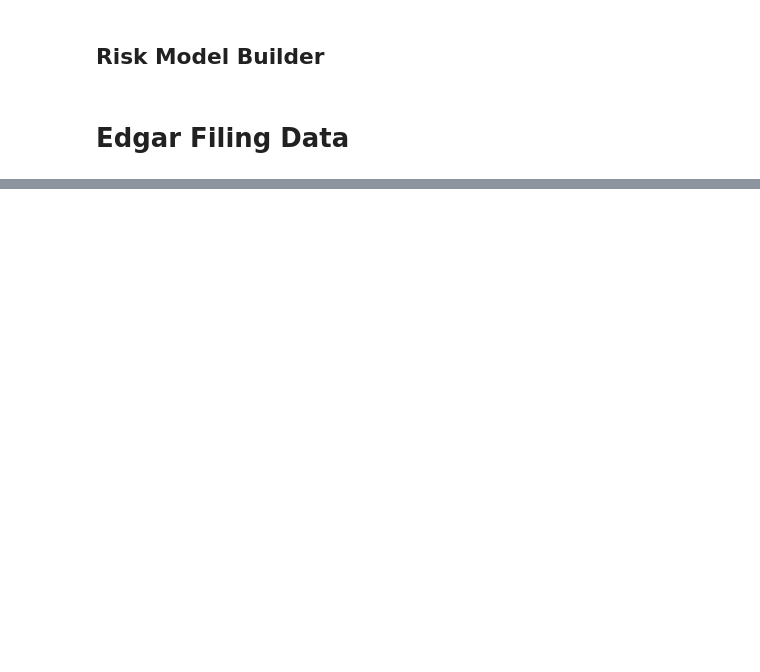
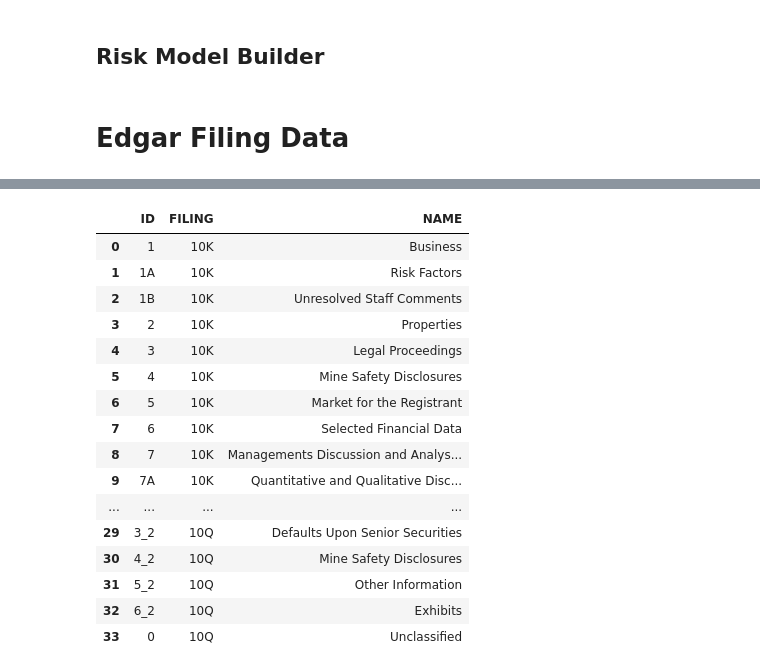
Before and after one commit to wolferesearch/docs, a Jupyter notebook: micro-services/api/python/pyqes-Overview.ipynb, the cells around one changed output, grey strips where cells are left out. Cells and saved outputs as stored; diff of their text form; code cells hidden in the pictures; blank space fills up the shorter version.

Commit message:
Edgar filing sections meta data

```diff
--- a/micro-services/api/python/pyqes-Overview.ipynb
+++ b/micro-services/api/python/pyqes-Overview.ipynb
@@ -108,5 +94,25 @@ edgar.meta
    '9A.txt',
    '9B.txt',
    'LOG.txt']}]
+# %%
+edgar.info
+# %% [output]
+|  | ID | FILING | NAME |
+| 0 | 1 | 10K | Business |
+| 1 | 1A | 10K | Risk Factors |
+| 2 | 1B | 10K | Unresolved Staff Comments |
+| 3 | 2 | 10K | Properties |
+| 4 | 3 | 10K | Legal Proceedings |
+| 5 | 4 | 10K | Mine Safety Disclosures |
+| 6 | 5 | 10K | Market for the Registrant |
+| 7 | 6 | 10K | Selected Financial Data |
+| 8 | 7 | 10K | Managements Discussion and Analys... |
+| 9 | 7A | 10K | Quantitative and Qualitative Disc... |
+| ... | ... | ... | ... |
+| 29 | 3_2 | 10Q | Defaults Upon Senior Securities |
+| 30 | 4_2 | 10Q | Mine Safety Disclosures |
+| 31 | 5_2 | 10Q | Other Information |
+| 32 | 6_2 | 10Q | Exhibits |
+| 33 | 0 | 10Q | Unclassified |
 # %%
 edgar.get_file('0000701288','20191231','10-K','6.txt')
```
Also changed, not shown: parts of 3 cells of this notebook, 1 other file.
